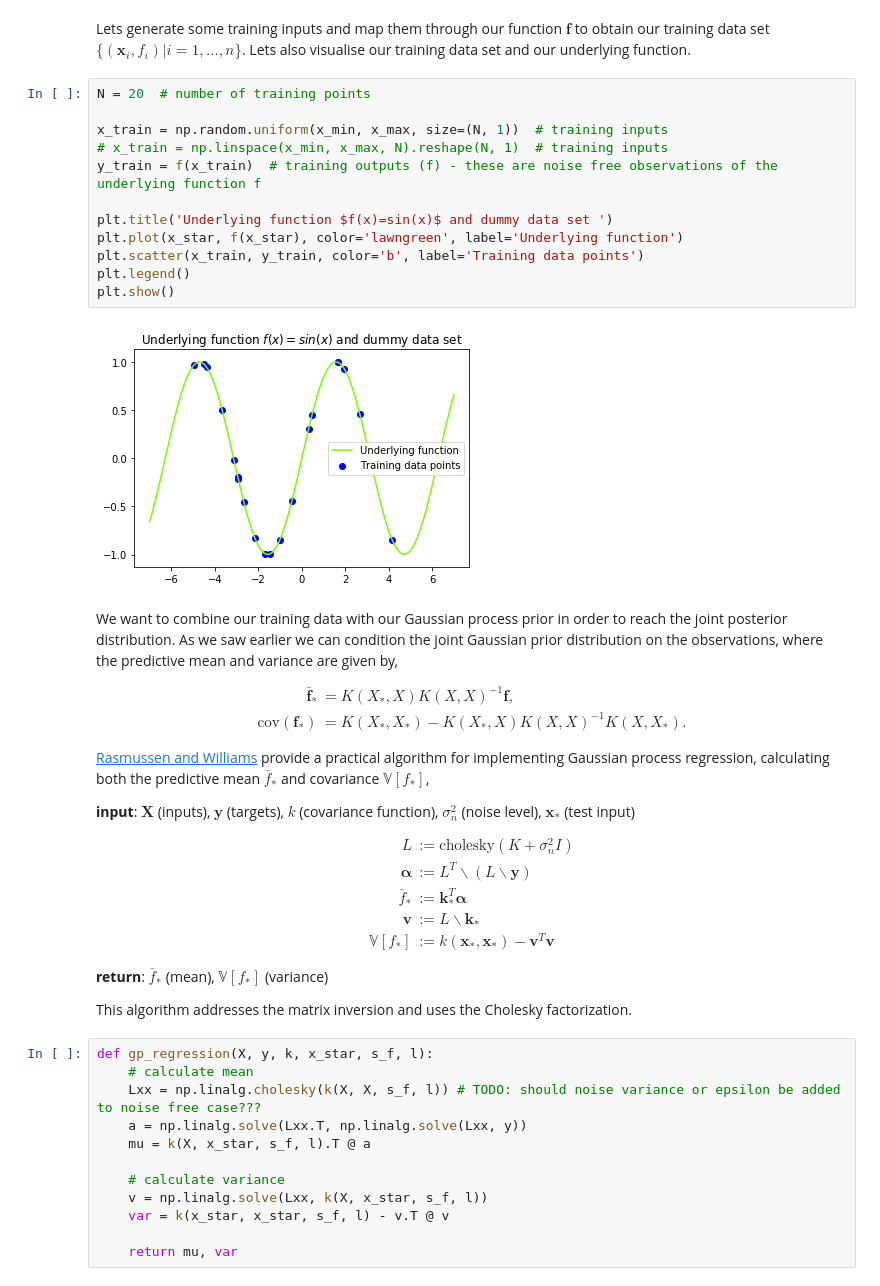
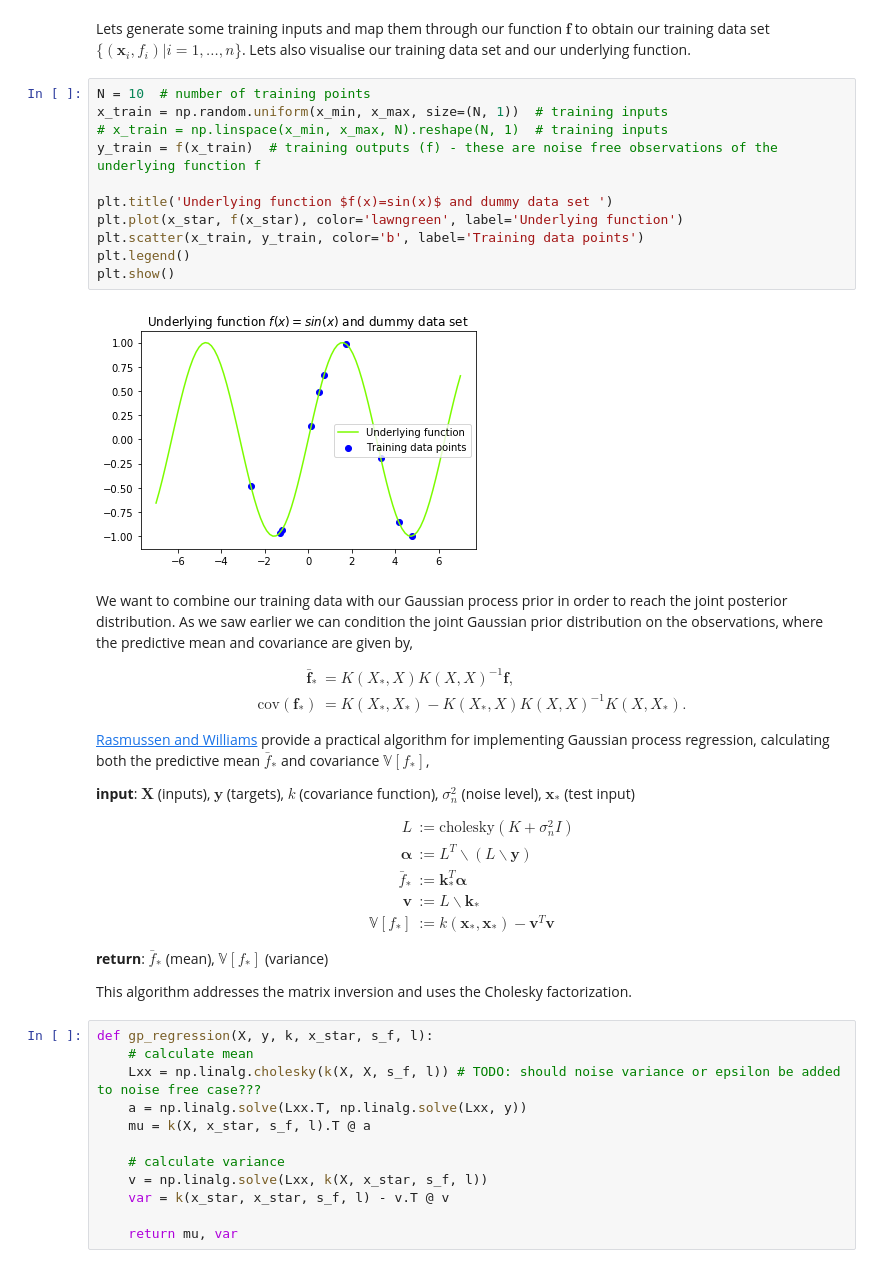
Before and after one commit to aidanscannell/probabilistic-modelling, a Jupyter notebook: notebooks/gaussian-process-regression.ipynb, the cells around one changed output. Cells and saved outputs as stored; diff of their text form.

```diff
--- a/notebooks/gaussian-process-regression.ipynb
+++ b/notebooks/gaussian-process-regression.ipynb
@@ -124,21 +160,20 @@ f = lambda x: np.sin(x) # underlying function
 # %% [markdown]
 Lets generate some training inputs and map them through our function $\mathbf{f}$ to obtain our training data set $\{(\mathbf{x}_i, f_i) | i = 1,...,n \}$. Lets also visualise our training data set and our underlying function.
 # %%
-N = 20  # number of training points
-
+N = 10  # number of training points
 x_train = np.random.uniform(x_min, x_max, size=(N, 1))  # training inputs
 # x_train = np.linspace(x_min, x_max, N).reshape(N, 1)  # training inputs
 y_train = f(x_train)  # training outputs (f) - these are noise free observations of the underlying function f
 
 plt.title('Underlying function $f(x)=sin(x)$ and dummy data set ')
 plt.plot(x_star, f(x_star), color='lawngreen', label='Underlying function')
 plt.scatter(x_train, y_train, color='b', label='Training data points')
 plt.legend()
 plt.show()
 # %% [output]
-[figure, old version]
+[figure, new version]
 # %% [markdown]
-We want to combine our training data with our Gaussian process prior in order to reach the joint posterior distribution. As we saw earlier we can condition the joint Gaussian prior distribution on the observations, where the predictive mean and variance are given by,
+We want to combine our training data with our Gaussian process prior in order to reach the joint posterior distribution. As we saw earlier we can condition the joint Gaussian prior distribution on the observations, where the predictive mean and covariance are given by,
 
 \begin{align}
 \bar{\mathbf{f}}_* &= K(X_*, X)K(X,X)^{-1}\mathbf{f}, \\
```
Also changed, not shown: parts of 49 cells of this notebook.
